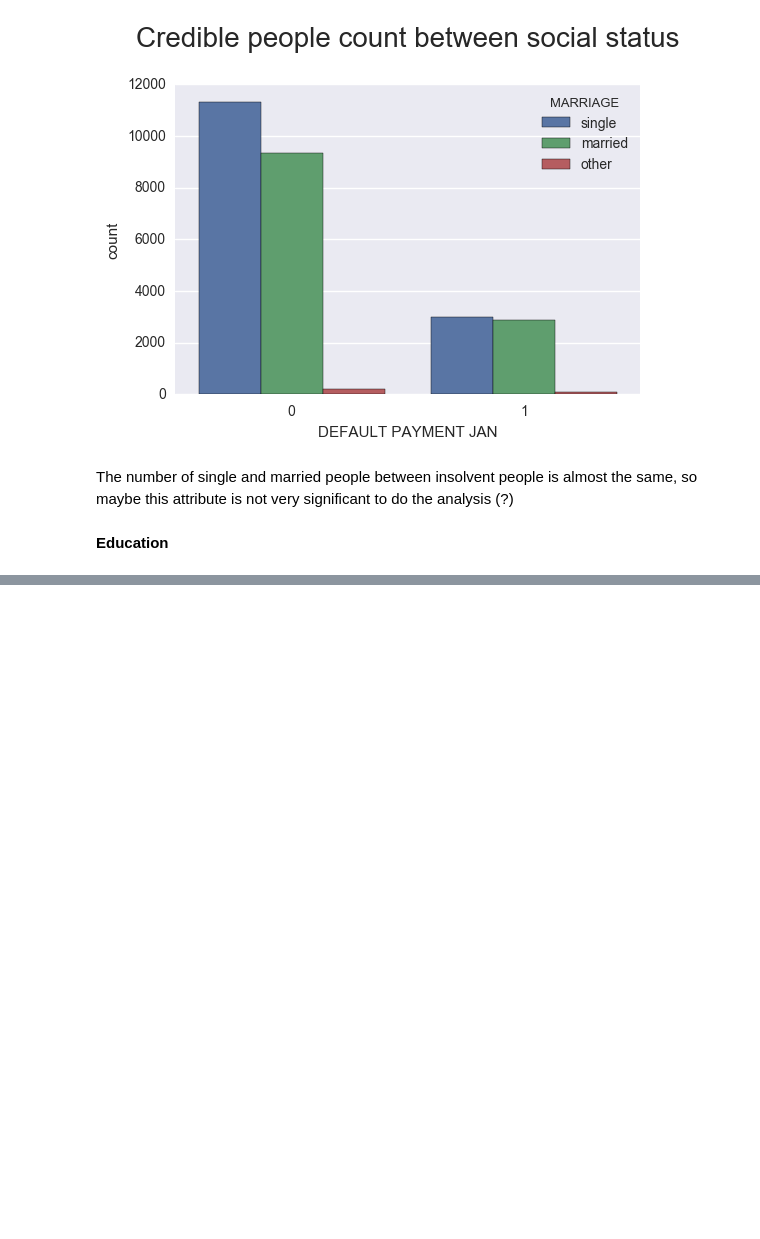
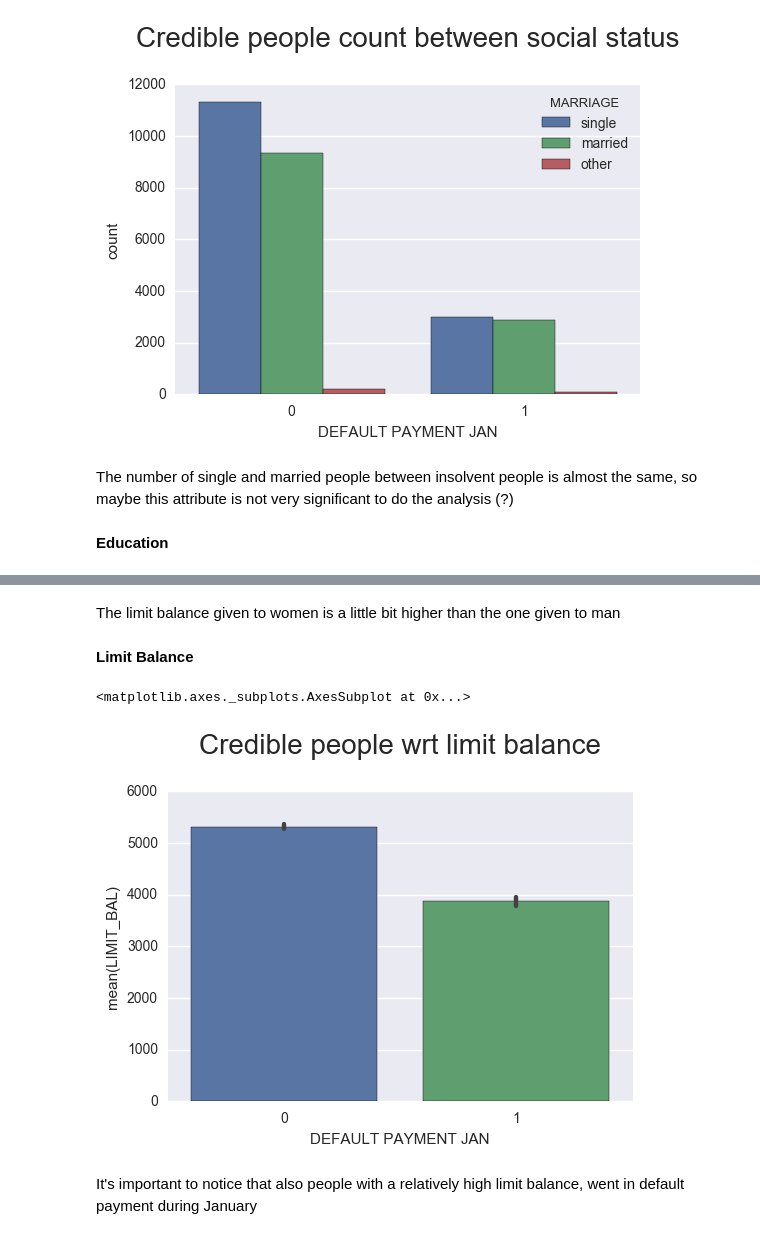
Before and after one commit to pietrodimarco91/Machine-Learning-Project-Loan-Default-Prediction, a Jupyter notebook: DataExplorationCarmen.ipynb, the cells around one changed output, grey strips where cells are left out. Saved outputs shown, nothing was run; the diff lists cells and outputs as text; code cells hidden in the pictures; blank space fills up the shorter version.

```diff
--- a/DataExplorationCarmen.ipynb
+++ b/DataExplorationCarmen.ipynb
@@ -107,0 +120,12 @@ sns.countplot(x = 'DEFAULT PAYMENT JAN', hue='SEX', data=train)
+# %% [markdown]
+The limit balance given to women is a little bit higher than the one given to man
+# %% [markdown]
+__Limit Balance__
+# %%
+plt.title('Credible people wrt limit balance', size=20, y=1.1)
+sns.barplot(x = 'DEFAULT PAYMENT JAN', y='LIMIT_BAL', data=train)
+# %% [output]
+<matplotlib.axes._subplots.AxesSubplot at 0x...>
+[figure, added]
+# %% [markdown]
+It's important to notice that also people with a relatively high limit balance, went in default payment during January
```
Also changed, not shown: parts of 3 cells of this notebook.
